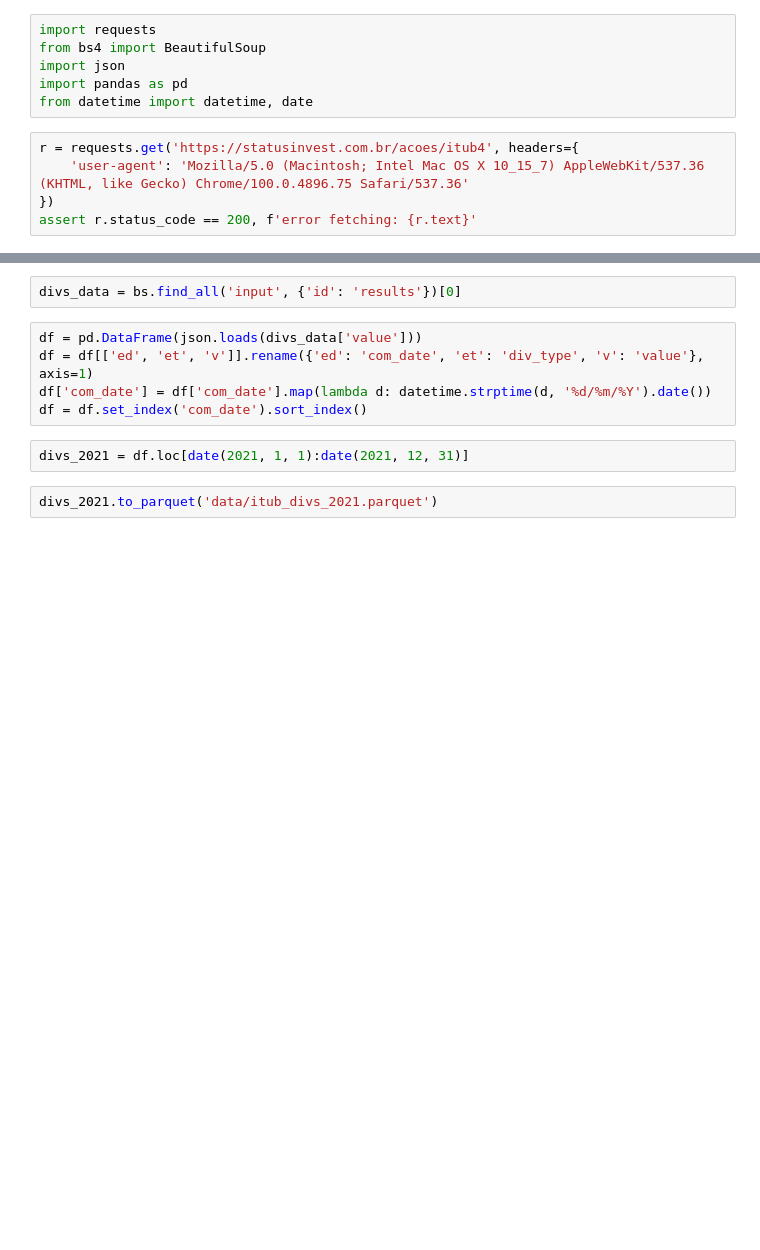
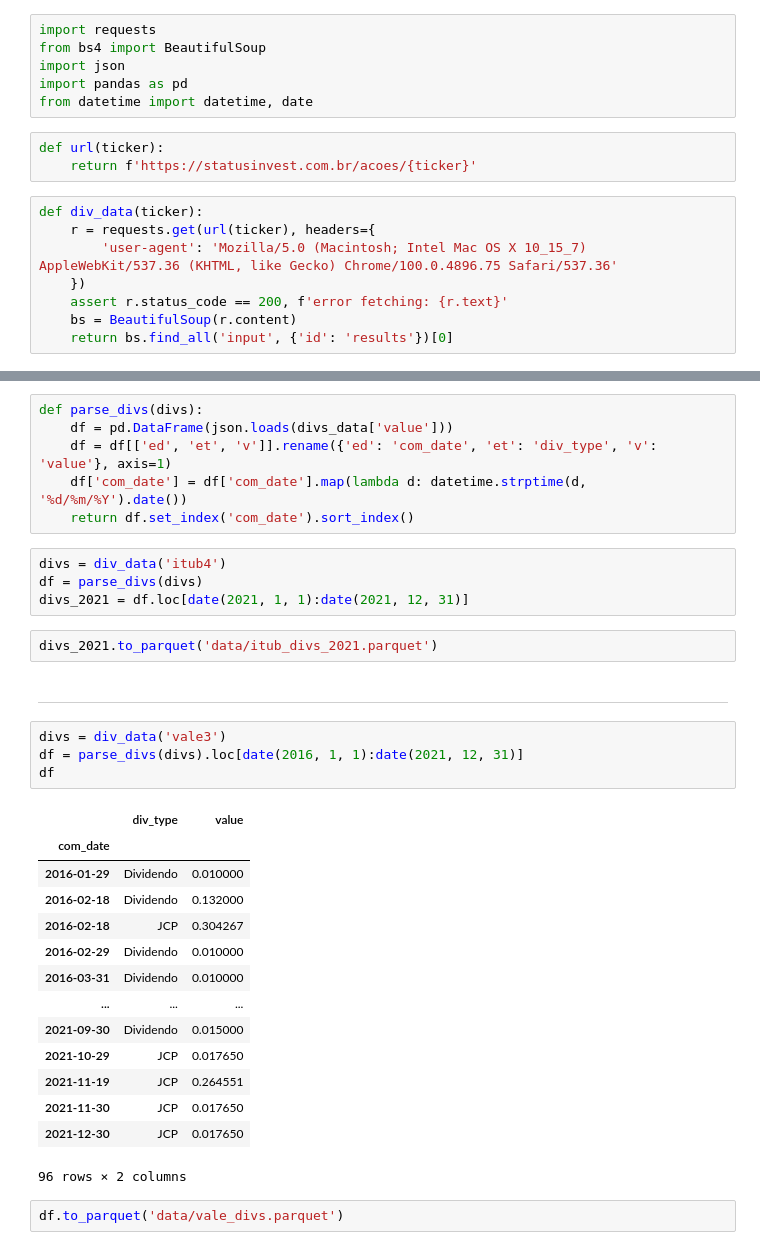
Before and after one commit to LRAbbade/ca_by_bayes, a Jupyter notebook: divs_fetcher.ipynb, the cells around one changed output, grey strips where cells are left out. Drawn from its saved outputs; the diff is of its cells as text; blank space fills up the shorter version.

```diff
--- a/divs_fetcher.ipynb
+++ b/divs_fetcher.ipynb
@@ -4,8 +4,14 @@ from bs4 import BeautifulSoup
 import json
 import pandas as pd
 from datetime import datetime, date
+# %%
+def url(ticker):
+    return f'https://statusinvest.com.br/acoes/{ticker}'
 # %%
-r = requests.get('https://statusinvest.com.br/acoes/itub4', headers={
-    'user-agent': 'Mozilla/5.0 (Macintosh; Intel Mac OS X 10_15_7) AppleWebKit/537.36 (KHTML, like Gecko) Chrome/100.0.4896.75 Safari/537.36'
-})
-assert r.status_code == 200, f'error fetching: {r.text}'
+def div_data(ticker):
+    r = requests.get(url(ticker), headers={
+        'user-agent': 'Mozilla/5.0 (Macintosh; Intel Mac OS X 10_15_7) AppleWebKit/537.36 (KHTML, like Gecko) Chrome/100.0.4896.75 Safari/537.36'
+    })
+    assert r.status_code == 200, f'error fetching: {r.text}'
+    bs = BeautifulSoup(r.content)
+    return bs.find_all('input', {'id': 'results'})[0]
@@ -14,11 +18,35 @@ bs = BeautifulSoup(r.content)
-# %%
-divs_data = bs.find_all('input', {'id': 'results'})[0]
 # %%
-df = pd.DataFrame(json.loads(divs_data['value']))
-df = df[['ed', 'et', 'v']].rename({'ed': 'com_date', 'et': 'div_type', 'v': 'value'}, axis=1)
-df['com_date'] = df['com_date'].map(lambda d: datetime.strptime(d, '%d/%m/%Y').date())
-df = df.set_index('com_date').sort_index()
+def parse_divs(divs):
+    df = pd.DataFrame(json.loads(divs_data['value']))
+    df = df[['ed', 'et', 'v']].rename({'ed': 'com_date', 'et': 'div_type', 'v': 'value'}, axis=1)
+    df['com_date'] = df['com_date'].map(lambda d: datetime.strptime(d, '%d/%m/%Y').date())
+    return df.set_index('com_date').sort_index()
 # %%
+divs = div_data('itub4')
+df = parse_divs(divs)
 divs_2021 = df.loc[date(2021, 1, 1):date(2021, 12, 31)]
 # %%
 divs_2021.to_parquet('data/itub_divs_2021.parquet')
+# %% [markdown]
+---
+# %%
+divs = div_data('vale3')
+df = parse_divs(divs).loc[date(2016, 1, 1):date(2021, 12, 31)]
+df
+# %% [output]
+|  | div_type | value |
+| com_date |  |  |
+| 2016-01-29 | Dividendo | 0.010000 |
+| 2016-02-18 | Dividendo | 0.132000 |
+| 2016-02-18 | JCP | 0.304267 |
+| 2016-02-29 | Dividendo | 0.010000 |
+| 2016-03-31 | Dividendo | 0.010000 |
+| ... | ... | ... |
+| 2021-09-30 | Dividendo | 0.015000 |
+| 2021-10-29 | JCP | 0.017650 |
+| 2021-11-19 | JCP | 0.264551 |
+| 2021-11-30 | JCP | 0.017650 |
+| 2021-12-30 | JCP | 0.017650 |
+96 rows × 2 columns
+# %%
+df.to_parquet('data/vale_divs.parquet')
```
Also changed, not shown: parts of 1 cell of this notebook, 2 other files.
